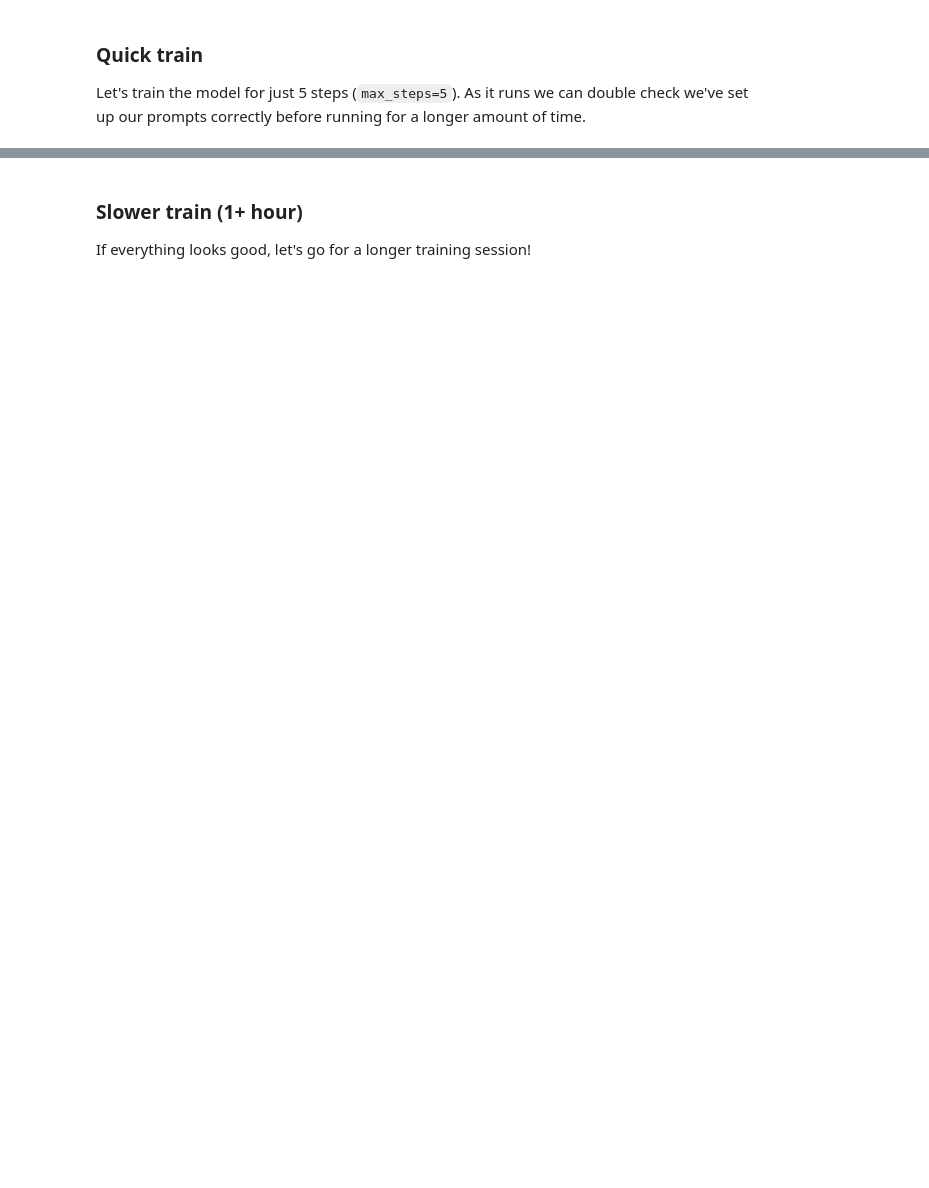
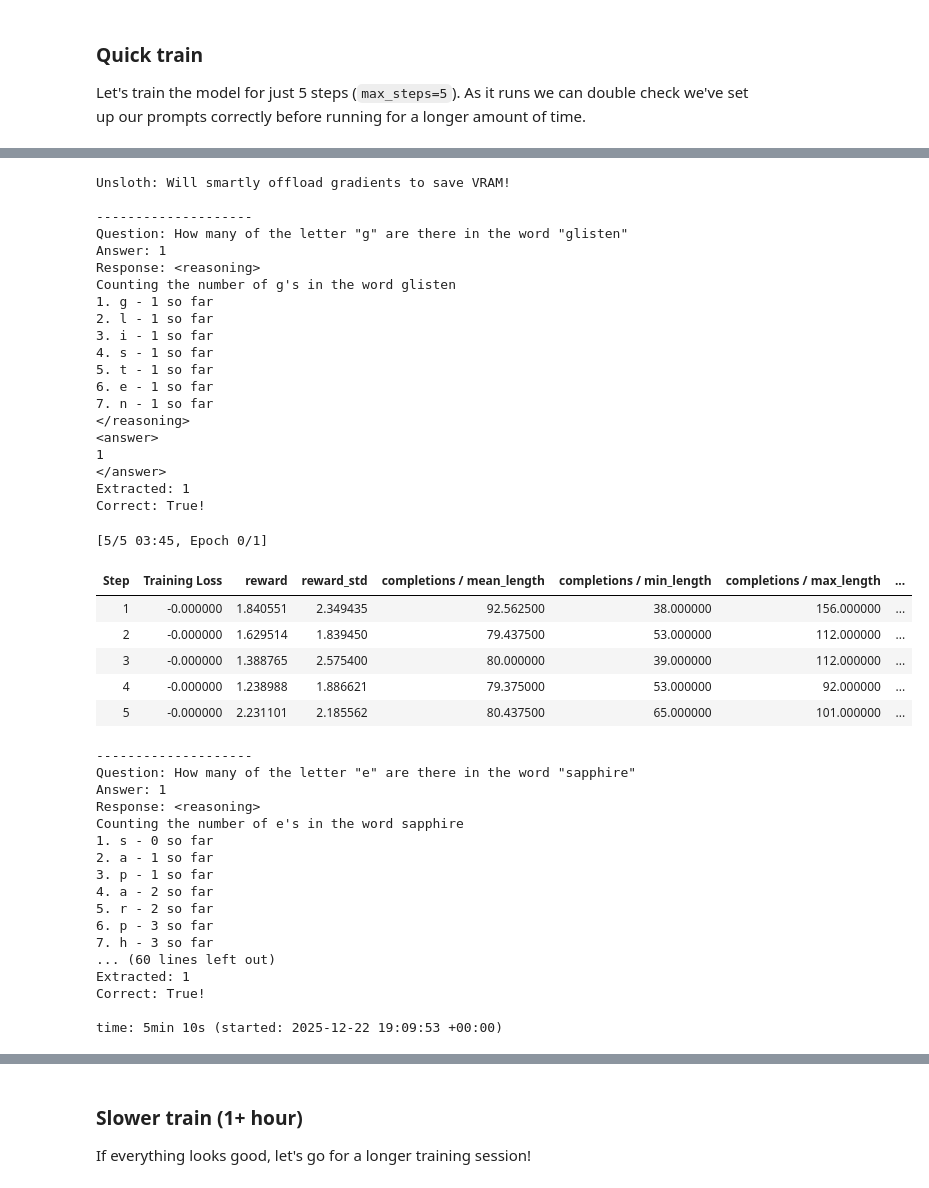
Before and after one commit to linuxbender/generative-ai-nd, a Jupyter notebook: Course_01/project/starter/gen_ai_fundamentals_project_starter.ipynb, the cells around one changed output, grey strips where cells are left out. Saved outputs shown, nothing was run; the diff lists cells and outputs as text; code cells hidden in the pictures; blank space fills up the shorter version.

```diff
--- a/Course_01/project/starter/gen_ai_fundamentals_project_starter.ipynb
+++ b/Course_01/project/starter/gen_ai_fundamentals_project_starter.ipynb
@@ -752,13 +1009,12 @@ assert res[1] > res[0], "The better response should have a higher reward"
 ### Formatting reward functions
 # %%
 # Reward the model for providing the response in a specific format
-# TODO: Fill in the missing parts marked with **********
+
+import re
 
 
 def extract_xml_answer(text: str) -> str:
     """Extracts the string between <answer> and </answer> tags."""
-    import re
-
     pattern = r"<answer>(.*?)</answer>"
     match = re.search(pattern, text, re.DOTALL)
     if match:
@@ -793,11 +1049,15 @@ def format_reward_func(completions, **kwargs) -> list[float]:
         match = re.match(pattern, response, flags=re.MULTILINE | re.DOTALL)
 
         # If it matches, return 0.5, otherwise return 0.0
-        # if ... **********
+        if match:
+            reward += 0.5
+
         # Extract the answer from the response
-        # extracted_answer = **********
+        extracted_answer = extract_xml_answer(response)
+
         # If the answer is an integer, add 0.5 to the reward
-        # if ... **********
+        if extracted_answer.isdigit():
+            reward += 0.5
 
         res.append(reward)
     return res
@@ -943,14 +1221,19 @@ Let's train the model for just 5 steps (`max_steps=5`). As it runs we can double
 # No changes are needed here
 
 from trl import GRPOConfig, GRPOTrainer
+from unsloth import PatchFastRL
+PatchFastRL("GRPO", FastLanguageModel)
 
-# Short train to check on reward functions
+# 1. Create the corrected dictionary
+grpo_params = COMMON_GRPO_TRAINING_PARAMS.copy()
+grpo_params["use_vllm"] = False
+
+# 2. Use the corrected dictionary here!
 training_args = GRPOConfig(
-    **COMMON_GRPO_TRAINING_PARAMS,
-    # We'll just run for a modest 5 steps to make sure everything works and to
-    # estimate the amount of time it will take to run the full training.
-    max_steps=5,
+    **grpo_params,  # Use grpo_params, NOT COMMON_GRPO_TRAINING_PARAMS
+    max_steps = 5,
 )
+
 trainer = GRPOTrainer(
     model=model,
     processing_class=tokenizer,
@@ -959,3 +1242,4 @@ trainer = GRPOTrainer(
     train_dataset=ds,
 )
 trainer_res = trainer.train()
+# %% [output]
@@ -962,3 +1270,47 @@ trainer_res = trainer.train()
+Unsloth: Will smartly offload gradients to save VRAM!
+
+--------------------
+Question: How many of the letter "g" are there in the word "glisten"
+Answer: 1
+Response: <reasoning>
+Counting the number of g's in the word glisten
+1. g - 1 so far
+2. l - 1 so far
+3. i - 1 so far
+4. s - 1 so far
+5. t - 1 so far
+6. e - 1 so far
+7. n - 1 so far
+</reasoning>
+<answer>
+1
+</answer>
+Extracted: 1
+Correct: True!
+[5/5 03:45, Epoch 0/1]
+| Step | Training Loss | reward | reward_std | completions / mean_length | completions / min_length | completions / max_length | ... |
+| 1 | -0.000000 | 1.840551 | 2.349435 | 92.562500 | 38.000000 | 156.000000 | ... |
+| 2 | -0.000000 | 1.629514 | 1.839450 | 79.437500 | 53.000000 | 112.000000 | ... |
+| 3 | -0.000000 | 1.388765 | 2.575400 | 80.000000 | 39.000000 | 112.000000 | ... |
+| 4 | -0.000000 | 1.238988 | 1.886621 | 79.375000 | 53.000000 | 92.000000 | ... |
+| 5 | -0.000000 | 2.231101 | 2.185562 | 80.437500 | 65.000000 | 101.000000 | ... |
+--------------------
+Question: How many of the letter "e" are there in the word "sapphire"
+Answer: 1
+Response: <reasoning>
+Counting the number of e's in the word sapphire
+1. s - 0 so far
+2. a - 1 so far
+3. p - 1 so far
+4. a - 2 so far
+5. r - 2 so far
+6. p - 3 so far
+7. h - 3 so far
+... (60 lines left out)
+Extracted: 1
+Correct: True!
+
+time: 5min 10s (started: 2025-12-22 19:09:53 +00:00)
 # %%
 # Show the total (sum) of the rewards as well as the correct_answer_reward_func (means with in the batch)
 # No changes needed in this cell
```
Also changed, not shown: parts of 28 cells of this notebook.
